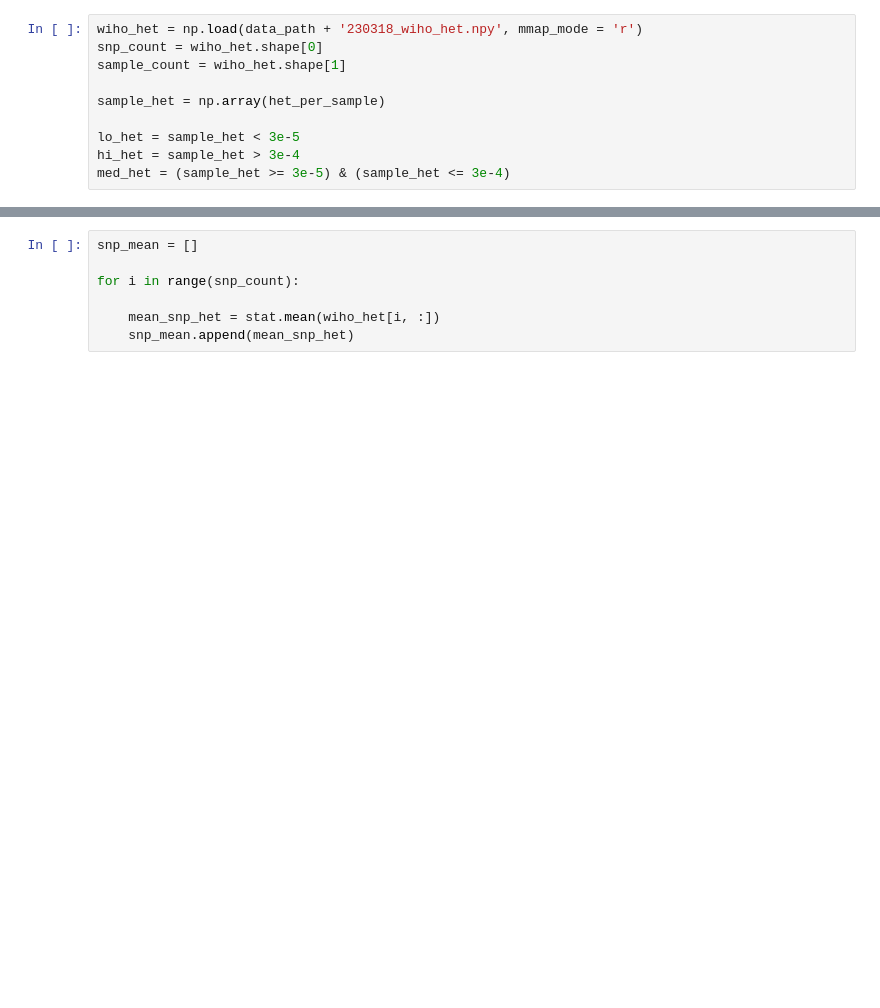
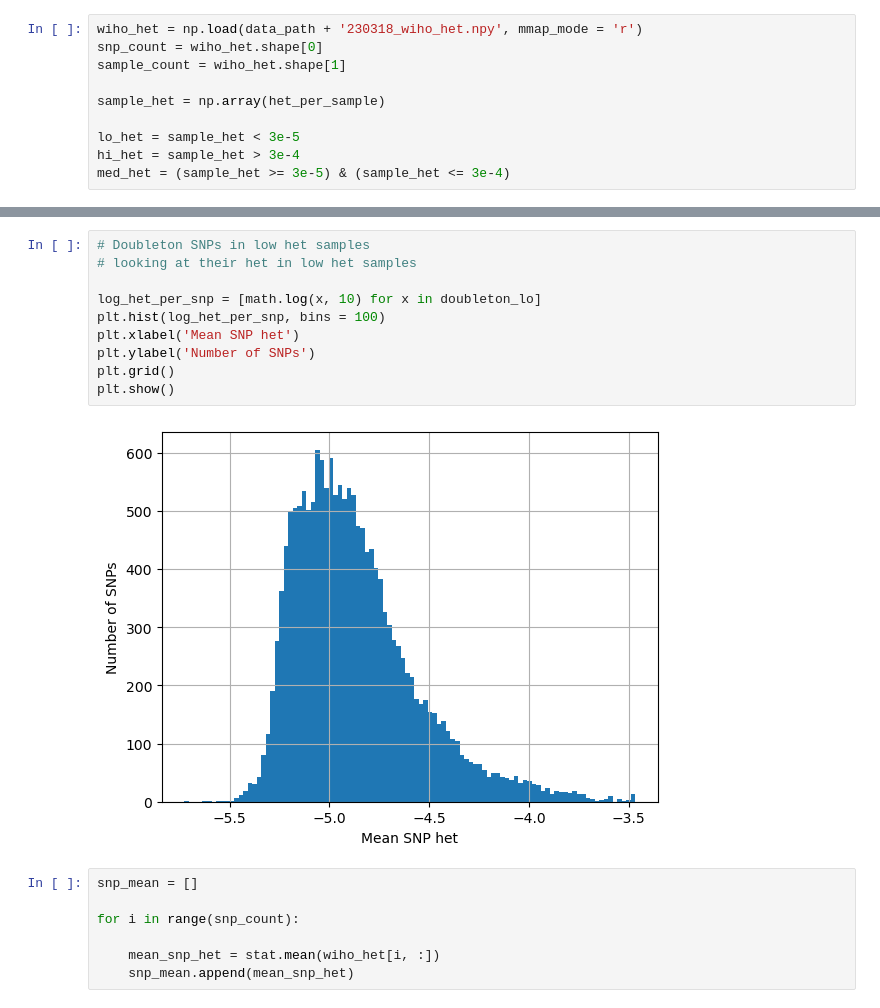
Before and after one commit to d-kwiat/gtg, a Jupyter notebook: Pf6_sanity_checks_230319.ipynb, the cells around one changed output, grey strips where cells are left out. Drawn from its saved outputs; the diff is of its cells as text; blank space fills up the shorter version.

```diff
--- a/Pf6_sanity_checks_230319.ipynb
+++ b/Pf6_sanity_checks_230319.ipynb
@@ -94,3 +160,15 @@ med_het = (sample_het >= 3e-5) & (sample_het <= 3e-4)
+# %%
+# Doubleton SNPs in low het samples
+# looking at their het in low het samples
+
+log_het_per_snp = [math.log(x, 10) for x in doubleton_lo]
+plt.hist(log_het_per_snp, bins = 100)
+plt.xlabel('Mean SNP het')
+plt.ylabel('Number of SNPs')
+plt.grid()
+plt.show()
+# %% [output]
+[figure, added]
 # %%
 snp_mean = []
 
```
Also changed, not shown: parts of 5 cells of this notebook.
